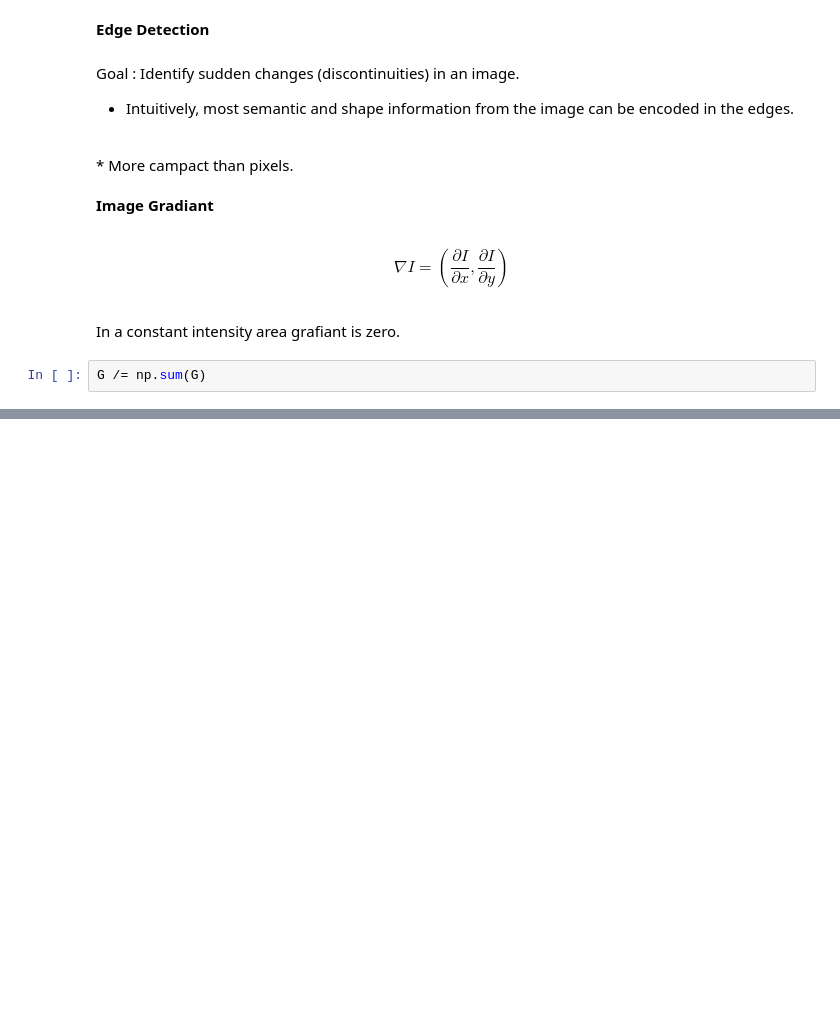
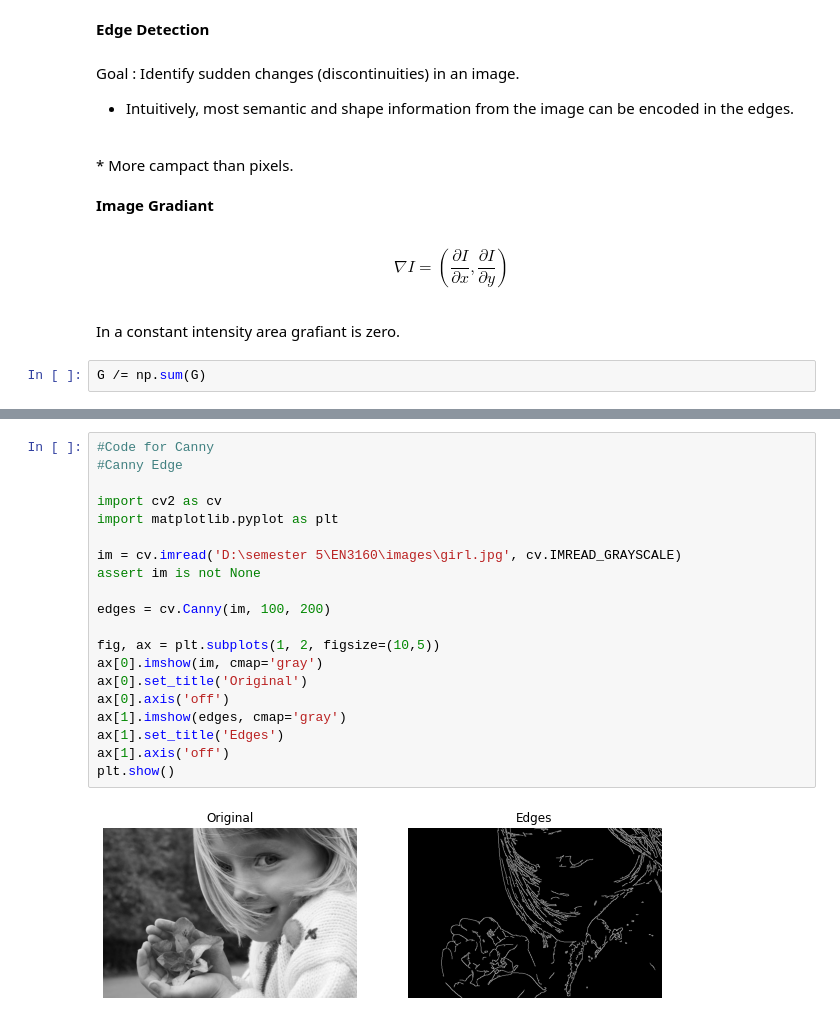
Before and after one commit to NavinduTharupathi/EN3160-Inclass, a Jupyter notebook: inclass_2024_07_12.ipynb, the cells around one changed output, grey strips where cells are left out. Cells and saved outputs as stored; diff of their text form; blank space fills up the shorter version.

```diff
--- a/inclass_2024_07_12.ipynb
+++ b/inclass_2024_07_12.ipynb
@@ -189,0 +206,22 @@ G /= np.sum(G)
+# %%
+#Code for Canny
+#Canny Edge
+
+import cv2 as cv
+import matplotlib.pyplot as plt
+
+im = cv.imread('D:\semester 5\EN3160\images\girl.jpg', cv.IMREAD_GRAYSCALE)
+assert im is not None
+
+edges = cv.Canny(im, 100, 200)
+
+fig, ax = plt.subplots(1, 2, figsize=(10,5))
+ax[0].imshow(im, cmap='gray')
+ax[0].set_title('Original')
+ax[0].axis('off')
+ax[1].imshow(edges, cmap='gray')
+ax[1].set_title('Edges')
+ax[1].axis('off')
+plt.show()
+# %% [output]
+[figure, added]
```
Also changed, not shown: parts of 5 cells of this notebook, 17 other files.
